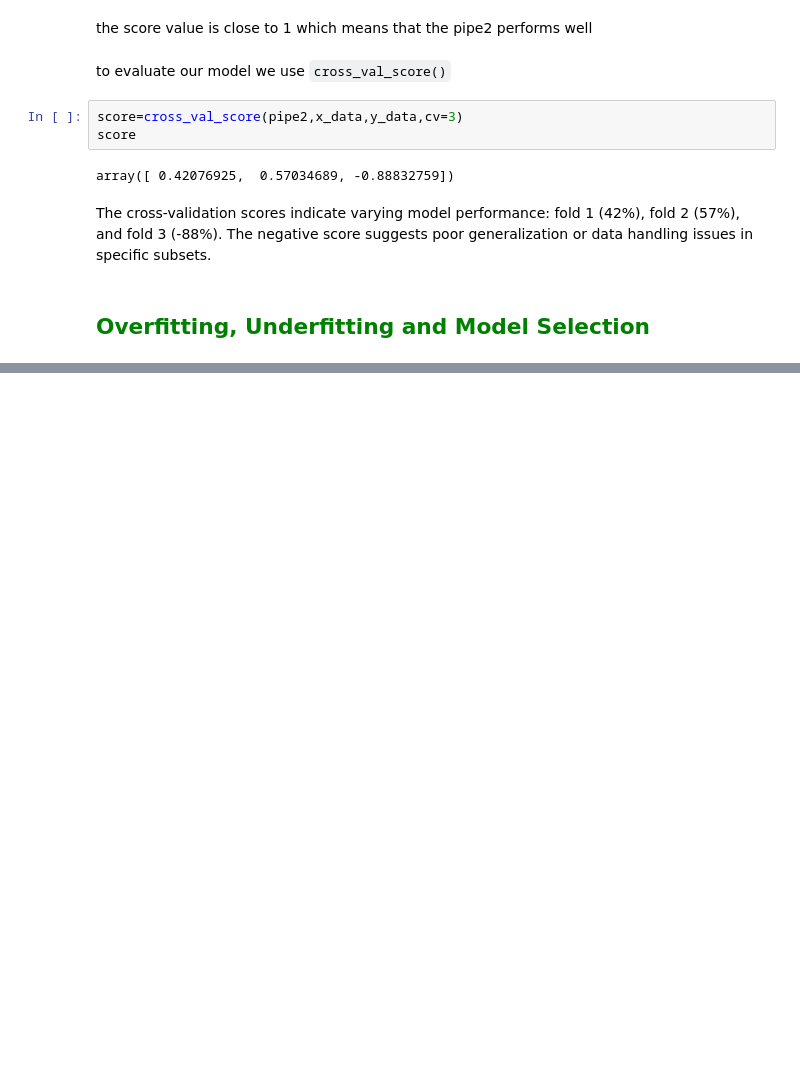
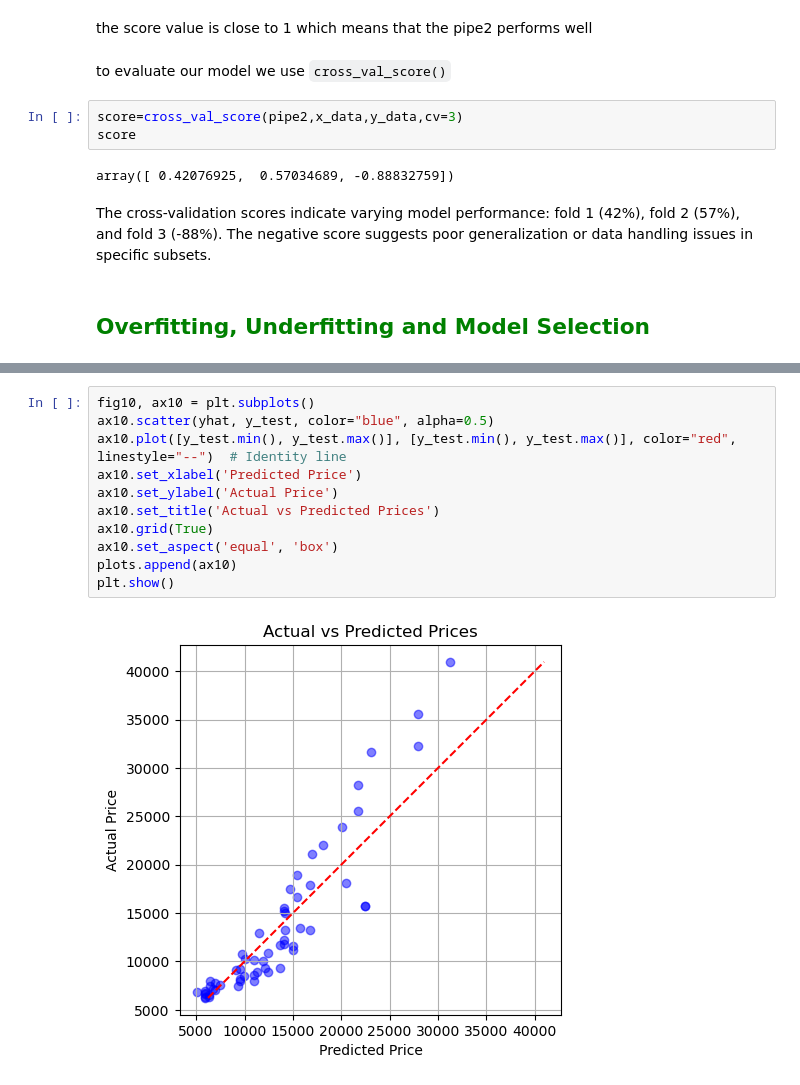
Before and after one commit to ourahma/Python-Data-Viz, a Jupyter notebook: data_viz.ipynb, the cells around one changed output, grey strips where cells are left out. Cells and saved outputs as stored; diff of their text form; blank space fills up the shorter version.

```diff
--- a/data_viz.ipynb
+++ b/data_viz.ipynb
@@ -624,0 +668,13 @@ plots.append(ax8)
+# %%
+fig10, ax10 = plt.subplots()
+ax10.scatter(yhat, y_test, color="blue", alpha=0.5)
+ax10.plot([y_test.min(), y_test.max()], [y_test.min(), y_test.max()], color="red", linestyle="--")  # Identity line
+ax10.set_xlabel('Predicted Price')
+ax10.set_ylabel('Actual Price')
+ax10.set_title('Actual vs Predicted Prices')
+ax10.grid(True)
+ax10.set_aspect('equal', 'box')
+plots.append(ax10)
+plt.show()
+# %% [output]
+[figure, added]
```
Also changed, not shown: parts of 13 cells of this notebook.
